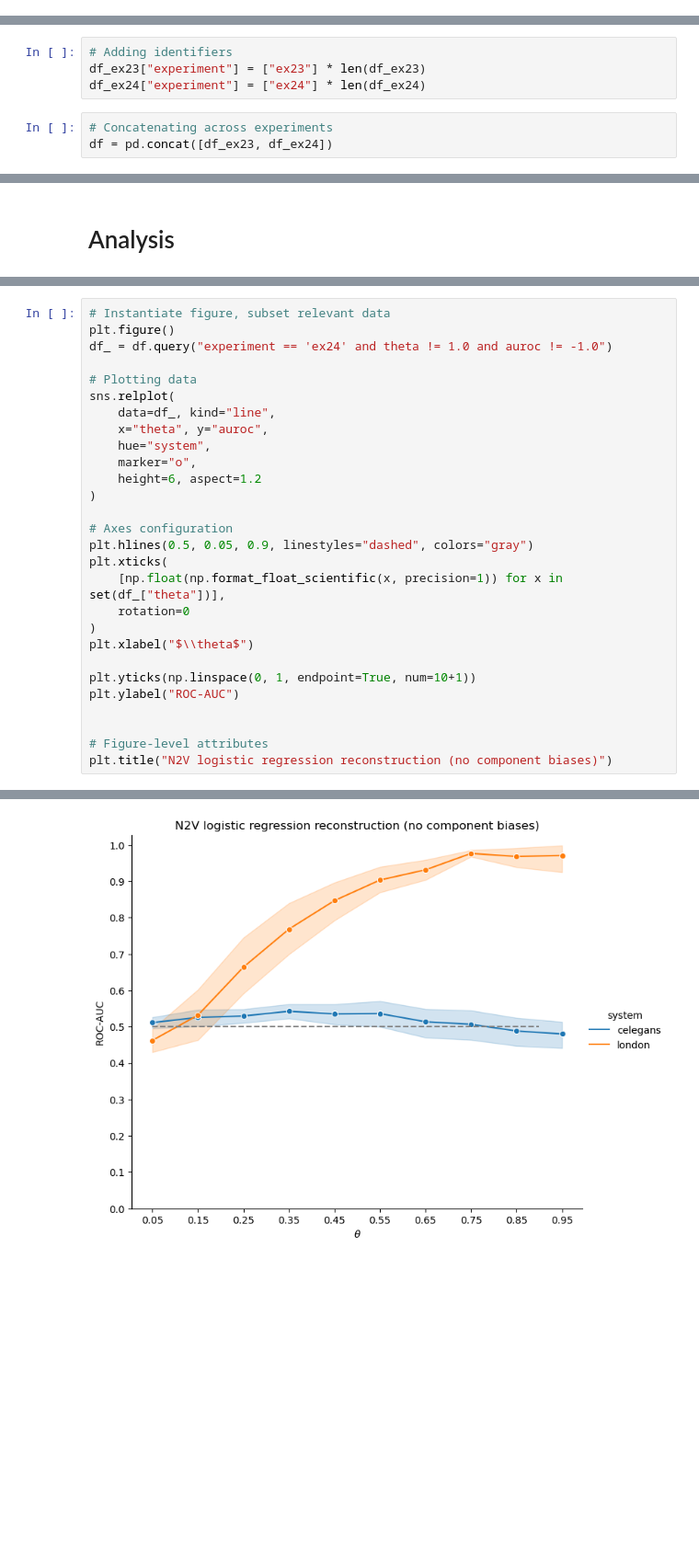
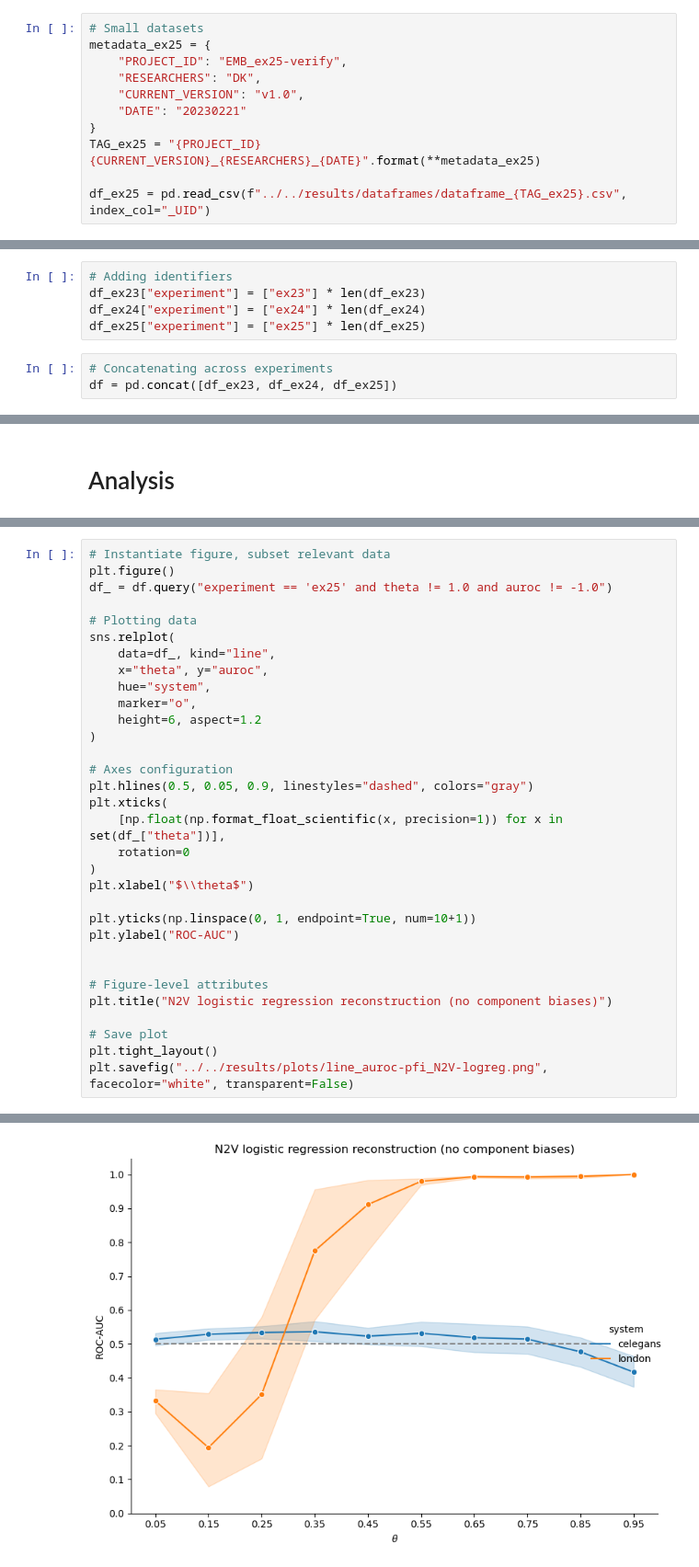
Before and after one commit to kaiser-dan/proj_naive-embedded-reconstruction, a Jupyter notebook: notebooks/viz/EMB_ex23-24_viz.ipynb, the cells around one changed output, grey strips where cells are left out. Shown at 92% size. Saved outputs shown, nothing was run; the diff lists cells and outputs as text; blank space fills up the shorter version.

```diff
--- a/notebooks/viz/EMB_ex23-24_viz.ipynb
+++ b/notebooks/viz/EMB_ex23-24_viz.ipynb
@@ -69,12 +71,24 @@ df_ex24 = pd.read_csv(f"../../results/dataframes/dataframe_{TAG_ex24}.csv", inde
+# %%
+# Small datasets
+metadata_ex25 = {
+    "PROJECT_ID": "EMB_ex25-verify",
+    "RESEARCHERS": "DK",
+    "CURRENT_VERSION": "v1.0",
+    "DATE": "20230221"
+}
+TAG_ex25 = "{PROJECT_ID}{CURRENT_VERSION}_{RESEARCHERS}_{DATE}".format(**metadata_ex25)
+
+df_ex25 = pd.read_csv(f"../../results/dataframes/dataframe_{TAG_ex25}.csv", index_col="_UID")
 # %% [markdown]
 ## Concatenating
 # %%
 # Adding identifiers
 df_ex23["experiment"] = ["ex23"] * len(df_ex23)
 df_ex24["experiment"] = ["ex24"] * len(df_ex24)
+df_ex25["experiment"] = ["ex25"] * len(df_ex25)
 # %%
 # Concatenating across experiments
-df = pd.concat([df_ex23, df_ex24])
+df = pd.concat([df_ex23, df_ex24, df_ex25])
 # %% [markdown]
 ## Pruning
 # %%
@@ -137,7 +197,7 @@ Text(0.5, 1.0, 'N2V distance-based likelihood reconstruction')
 # %%
 # Instantiate figure, subset relevant data
 plt.figure()
-df_ = df.query("experiment == 'ex24' and theta != 1.0 and auroc != -1.0")
+df_ = df.query("experiment == 'ex25' and theta != 1.0 and auroc != -1.0")
 
 # Plotting data
 sns.relplot(
@@ -162,4 +222,8 @@ plt.ylabel("ROC-AUC")
 
 # Figure-level attributes
 plt.title("N2V logistic regression reconstruction (no component biases)")
+
+# Save plot
+plt.tight_layout()
+plt.savefig("../../results/plots/line_auroc-pfi_N2V-logreg.png", facecolor="white", transparent=False)
 # %% [output]
@@ -168 +231 @@ Text(0.5, 1.0, 'N2V logistic regression reconstruction (no component biases)')
-[figure, old version]
+[figure, new version]
```
Also changed, not shown: parts of 9 cells of this notebook, 3 other files.
